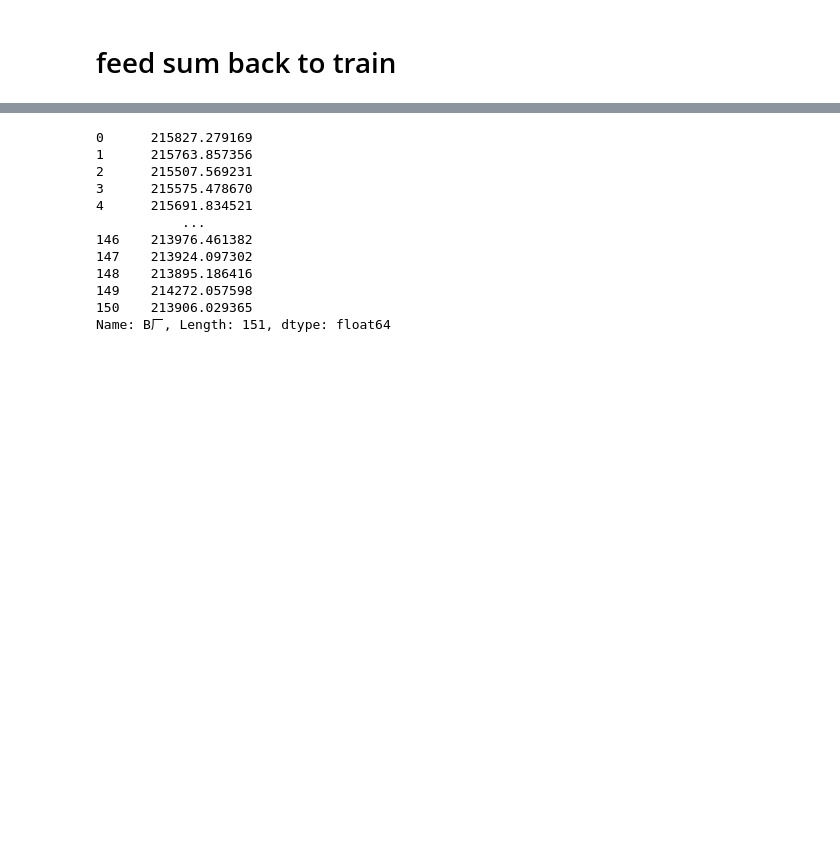
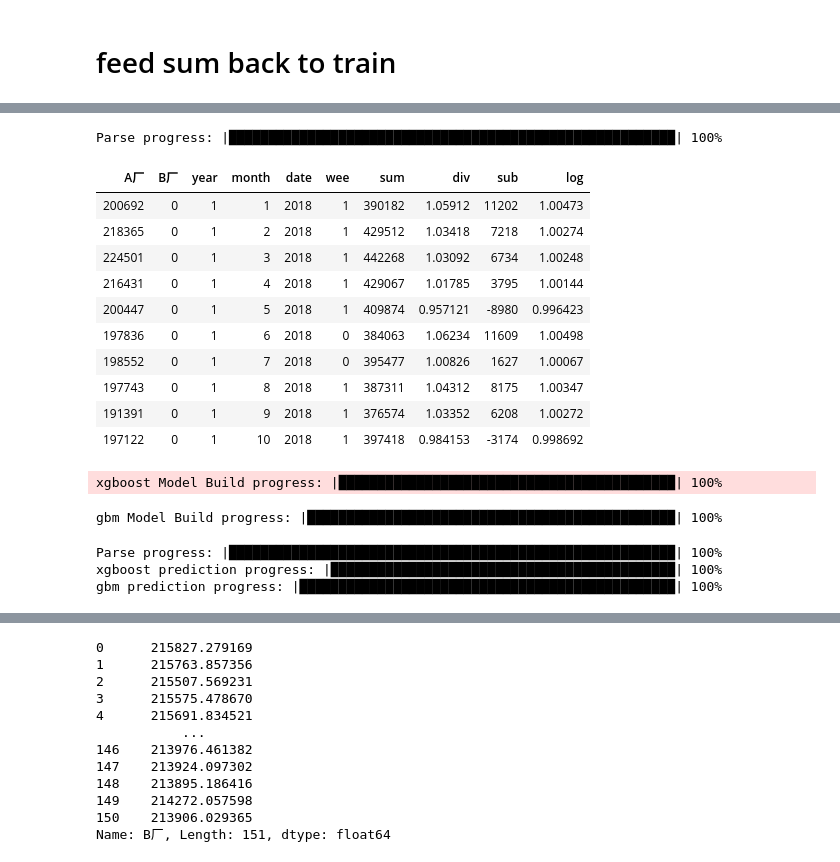
Before and after one commit to fyenne/pythonAAE, a Jupyter notebook: open_data_com/water.ipynb, the cells around one changed output, grey strips where cells are left out. Drawn from its saved outputs; the diff is of its cells as text; code cells hidden in the pictures; blank space fills up the shorter version.

```diff
--- a/open_data_com/water.ipynb
+++ b/open_data_com/water.ipynb
@@ -581,0 +620,73 @@ Name: predict, Length: 302, dtype: float64
+# %%
+train_raw2['sum'] = list(pd.concat([train_raw['sum'],train_raw['sum']], axis = 0))
+train_raw2['div'] = list(pd.concat([train_raw['div'],train_raw['div']], axis = 0))
+train_raw2['sub'] = list(pd.concat([train_raw['sub'],train_raw['sub']], axis = 0))
+train_raw2['log'] = list(pd.concat([train_raw['log'],train_raw['log']], axis = 0))
+tests_raw2['sum'] = list(sum_in_tests['predict'])
+tests_raw2['div'] = list(div_in_tests['predict'])
+tests_raw2['sub'] = list(sub_in_tests['predict'])
+tests_raw2['log'] = list(log_in_tests['predict'])
+# %%
+train_list=list(train_raw2.columns)[1:]
+train_1=h2o.H2OFrame(train_raw2)
+# %% [output]
+Parse progress: |█████████████████████████████████████████████████████████| 100%
+# %%
+train_1
+# %% [output]
+| A厂 | B厂 | year | month | date | wee | sum | div | sub | log |
+| 200692 | 0 | 1 | 1 | 2018 | 1 | 390182 | 1.05912 | 11202 | 1.00473 |
+| 218365 | 0 | 1 | 2 | 2018 | 1 | 429512 | 1.03418 | 7218 | 1.00274 |
+| 224501 | 0 | 1 | 3 | 2018 | 1 | 442268 | 1.03092 | 6734 | 1.00248 |
+| 216431 | 0 | 1 | 4 | 2018 | 1 | 429067 | 1.01785 | 3795 | 1.00144 |
+| 200447 | 0 | 1 | 5 | 2018 | 1 | 409874 | 0.957121 | -8980 | 0.996423 |
+| 197836 | 0 | 1 | 6 | 2018 | 0 | 384063 | 1.06234 | 11609 | 1.00498 |
+| 198552 | 0 | 1 | 7 | 2018 | 0 | 395477 | 1.00826 | 1627 | 1.00067 |
+| 197743 | 0 | 1 | 8 | 2018 | 1 | 387311 | 1.04312 | 8175 | 1.00347 |
+| 191391 | 0 | 1 | 9 | 2018 | 1 | 376574 | 1.03352 | 6208 | 1.00272 |
+| 197122 | 0 | 1 | 10 | 2018 | 1 | 397418 | 0.984153 | -3174 | 0.998692 |
+# %%
+param = {
+      "ntrees" : 2070
+    , "max_depth" : 15
+    , "learn_rate" : 0.01
+    # , "sample_rate" : 0.7
+    , "col_sample_rate_per_tree" : 0.9
+    , "min_rows" : 5
+    , "seed": 4240
+    , "score_tree_interval": 100
+    , "stopping_metric" :"MSE"
+    , "nfolds":8
+    , "fold_assignment":"AUTO"
+    , "keep_cross_validation_predictions" : True
+    # , "booster":"dart"
+}
+
+from h2o.estimators import H2OXGBoostEstimator
+model_xgb = H2OXGBoostEstimator(**param)
+model_xgb.train(x = train_list, y = 'A厂', training_frame = train_1)
+# %% [output]
+xgboost Model Build progress: |███████████████████████████████████████████| 100%
+# %%
+from h2o.estimators.gbm import H2OGradientBoostingEstimator  # import gbm estimator
+model_gbm = H2OGradientBoostingEstimator(**param)
+model_gbm.train(x = train_list, y = 'A厂', training_frame = train_1)
+# %% [output]
+gbm Model Build progress: |███████████████████████████████████████████████| 100%
+# %%
+test_1=h2o.H2OFrame(tests_raw2) ####
+pred1=model_xgb.predict(test_1)
+pred2=model_gbm.predict(test_1)
+pred_df1=pred1.as_data_frame()
+pred_df2=pred2.as_data_frame()
+
+weights = {
+    'lgb_model': 5,
+    'xgb_model': 5
+}
+
+final_preds = (pred2 * weights['lgb_model'] + pred1 * weights['xgb_model']) / (weights['lgb_model'] + weights['xgb_model'])
+# %% [output]
+Parse progress: |█████████████████████████████████████████████████████████| 100%
+xgboost prediction progress: |████████████████████████████████████████████| 100%
+gbm prediction progress: |████████████████████████████████████████████████| 100%
```
Also changed, not shown: parts of 30 cells of this notebook, 1 other file.
